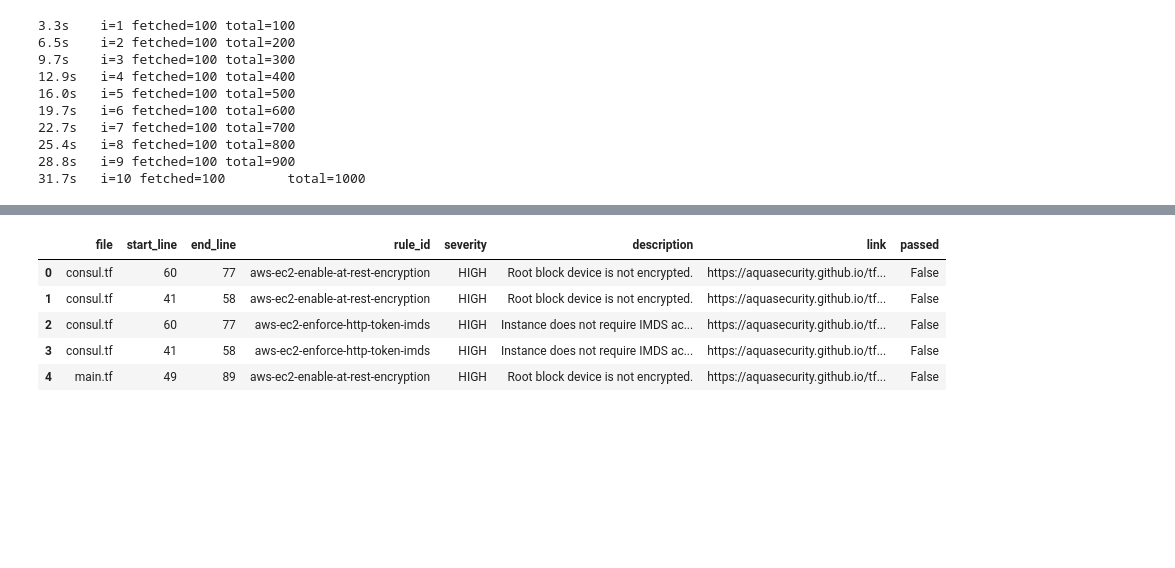
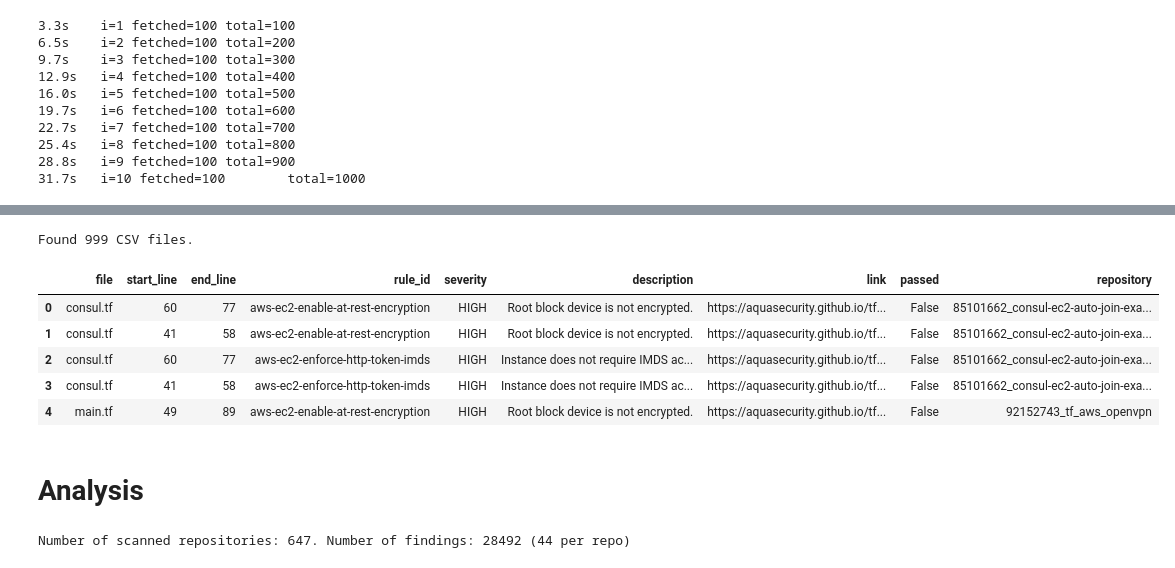
Before and after one commit to cloudlines-de/cloudlines-blog-resources, a Jupyter notebook: terraform-security-issues/The Most Common Terraform Security Issues in 1000 GitHub Open Source Projects.ipynb, the cells around one changed output, grey strips where cells are left out. Drawn from its saved outputs; the diff is of its cells as text; code cells hidden in the pictures; blank space fills up the shorter version.

Commit message:
terraform-security-issues

```diff
--- a/terraform-security-issues/The Most Common Terraform Security Issues in 1000 GitHub Open Source Projects.ipynb
+++ b/terraform-security-issues/The Most Common Terraform Security Issues in 1000 GitHub Open Source Projects.ipynb
@@ -142,0 +165,10 @@ con.close()
+# %%
+# plot the distribution of number of stars
+con = sqlite3.connect("github_terraform_repos.sql")
+df = pd.read_sql_query("SELECT * FROM github_repos", con)
+plt.figure(figsize=(10, 5))
+plt.plot(df["stargazers_count"])
+plt.title("Distribution of Star Counts")
+plt.xlabel("Repositories")
+plt.ylabel("Number of Stars")
+plt.savefig("01-distribution-of-star-counts.png")
@@ -178,20 +225,40 @@ After generating the tfsec CSV reports, we will now:
 # %%
 working_dir = os.getcwd()
 csv_files = glob.glob(f"{working_dir}/repositories/*.csv")
 
+print(f"Found {len(csv_files)} CSV files.")
+
 df_list = []
 for filename in csv_files:
+    # repository_name = filename.split("_", maxsplit=1)[1][:-4]
+    repository_name = filename.split("/")[-1][:-4]
     temp_df = pd.read_csv(filename, index_col=None, header=0)
+    temp_df['repository'] = repository_name
     df_list.append(temp_df)
 
 df = pd.concat(df_list, axis=0, ignore_index=True)
-safe_data(df, file="github_terraform_repos.sql", table="findings")
+with sqlite3.connect("github_terraform_repos.sql"):
+    df.to_sql("findings", con, if_exists="replace")
 
 df.head()
 # %% [output]
+Found 999 CSV files.
-|  | file | start_line | end_line | rule_id | severity | description | link | passed |
-| 0 | consul.tf | 60 | 77 | aws-ec2-enable-at-rest-encryption | HIGH | Root block device is not encrypted. | https://aquasecurity.github.io/tf... | False |
-| 1 | consul.tf | 41 | 58 | aws-ec2-enable-at-rest-encryption | HIGH | Root block device is not encrypted. | https://aquasecurity.github.io/tf... | False |
-| 2 | consul.tf | 60 | 77 | aws-ec2-enforce-http-token-imds | HIGH | Instance does not require IMDS ac... | https://aquasecurity.github.io/tf... | False |
-| 3 | consul.tf | 41 | 58 | aws-ec2-enforce-http-token-imds | HIGH | Instance does not require IMDS ac... | https://aquasecurity.github.io/tf... | False |
-| 4 | main.tf | 49 | 89 | aws-ec2-enable-at-rest-encryption | HIGH | Root block device is not encrypted. | https://aquasecurity.github.io/tf... | False |
+|  | file | start_line | end_line | rule_id | severity | description | link | passed | repository |
+| 0 | consul.tf | 60 | 77 | aws-ec2-enable-at-rest-encryption | HIGH | Root block device is not encrypted. | https://aquasecurity.github.io/tf... | False | 85101662_consul-ec2-auto-join-exa... |
+| 1 | consul.tf | 41 | 58 | aws-ec2-enable-at-rest-encryption | HIGH | Root block device is not encrypted. | https://aquasecurity.github.io/tf... | False | 85101662_consul-ec2-auto-join-exa... |
+| 2 | consul.tf | 60 | 77 | aws-ec2-enforce-http-token-imds | HIGH | Instance does not require IMDS ac... | https://aquasecurity.github.io/tf... | False | 85101662_consul-ec2-auto-join-exa... |
+| 3 | consul.tf | 41 | 58 | aws-ec2-enforce-http-token-imds | HIGH | Instance does not require IMDS ac... | https://aquasecurity.github.io/tf... | False | 85101662_consul-ec2-auto-join-exa... |
+| 4 | main.tf | 49 | 89 | aws-ec2-enable-at-rest-encryption | HIGH | Root block device is not encrypted. | https://aquasecurity.github.io/tf... | False | 92152743_tf_aws_openvpn |
+# %% [markdown]
+# Analysis
+# %%
+con = sqlite3.connect("github_terraform_repos.sql")
+df = pd.read_sql_query("SELECT * FROM findings", con)
+df.severity = pd.Categorical(df.severity, ["CRITICAL", "HIGH", "MEDIUM", "LOW"])
+
+num_unique_repo = len(df.repository.unique())
+num_findings = len(df)
+findings_per_repo = num_findings / num_unique_repo
+print(f"Number of scanned repositories: {num_unique_repo}. Number of findings: {num_findings} ({findings_per_repo:.0f} per repo)")
+# %% [output]
+Number of scanned repositories: 647. Number of findings: 28492 (44 per repo)
```
Also changed, not shown: parts of 11 cells of this notebook, 4 other files.
